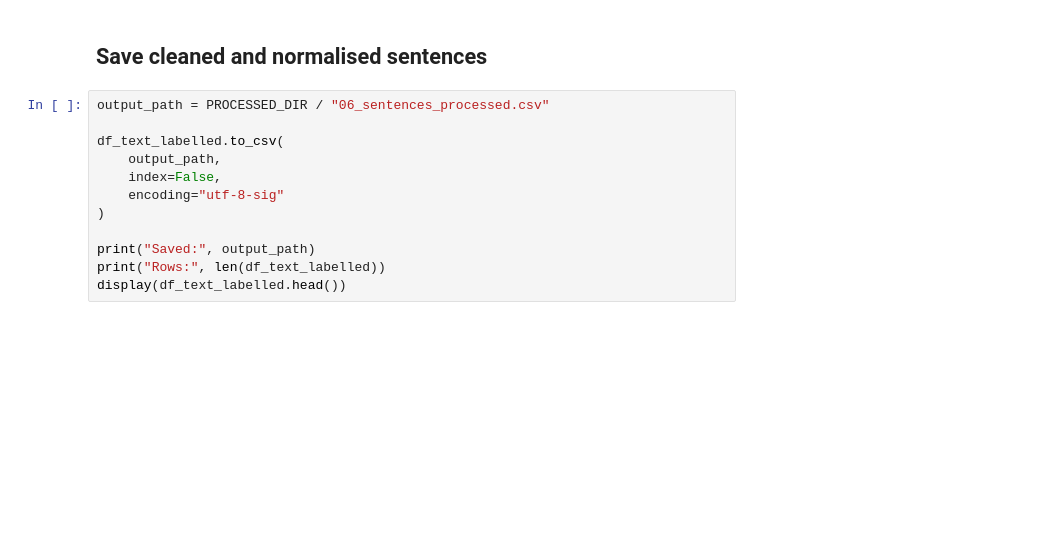
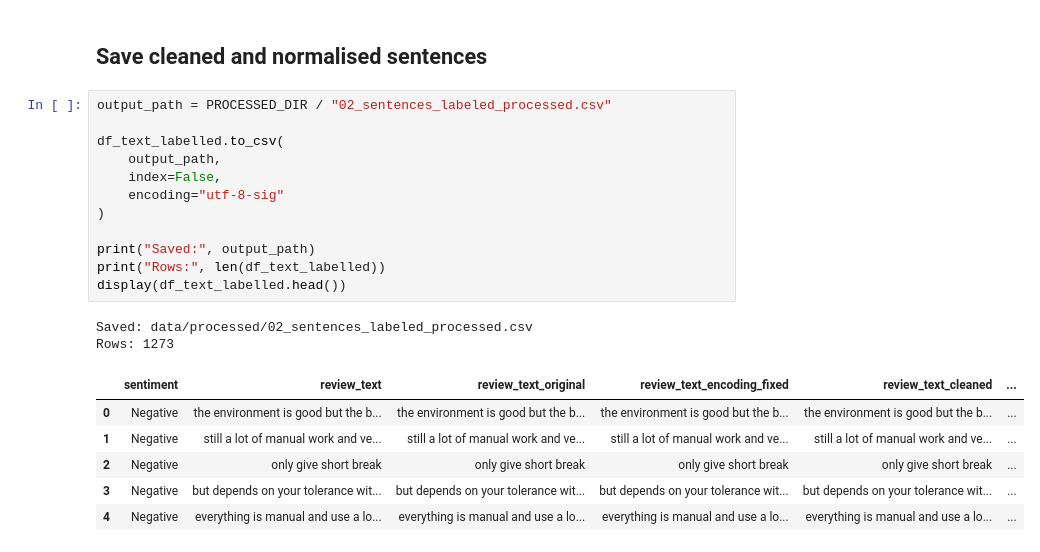
Before and after one commit to sharul-ayub/malaysia-bank-employee-sentiment-analysis, a Jupyter notebook: notebooks/03_text_cleaning_and_normalization.ipynb, the cells around one changed output. Cells and saved outputs as stored; diff of their text form; blank space fills up the shorter version.

```diff
--- a/notebooks/03_text_cleaning_and_normalization.ipynb
+++ b/notebooks/03_text_cleaning_and_normalization.ipynb
@@ -496,14 +501,23 @@ except Exception as e:
 # %% [markdown]
 ## Save cleaned and normalised sentences
 # %%
-output_path = PROCESSED_DIR / "06_sentences_processed.csv"
+output_path = PROCESSED_DIR / "02_sentences_labeled_processed.csv"
 
 df_text_labelled.to_csv(
     output_path,
     index=False,
     encoding="utf-8-sig"
 )
 
 print("Saved:", output_path)
 print("Rows:", len(df_text_labelled))
 display(df_text_labelled.head())
+# %% [output]
+Saved: data/processed/02_sentences_labeled_processed.csv
+Rows: 1273
+|  | sentiment | review_text | review_text_original | review_text_encoding_fixed | review_text_cleaned | ... |
+| 0 | Negative | the environment is good but the b... | the environment is good but the b... | the environment is good but the b... | the environment is good but the b... | ... |
+| 1 | Negative | still a lot of manual work and ve... | still a lot of manual work and ve... | still a lot of manual work and ve... | still a lot of manual work and ve... | ... |
+| 2 | Negative | only give short break | only give short break | only give short break | only give short break | ... |
+| 3 | Negative | but depends on your tolerance wit... | but depends on your tolerance wit... | but depends on your tolerance wit... | but depends on your tolerance wit... | ... |
+| 4 | Negative | everything is manual and use a lo... | everything is manual and use a lo... | everything is manual and use a lo... | everything is manual and use a lo... | ... |
```
Also changed, not shown: parts of 5 cells of this notebook.
